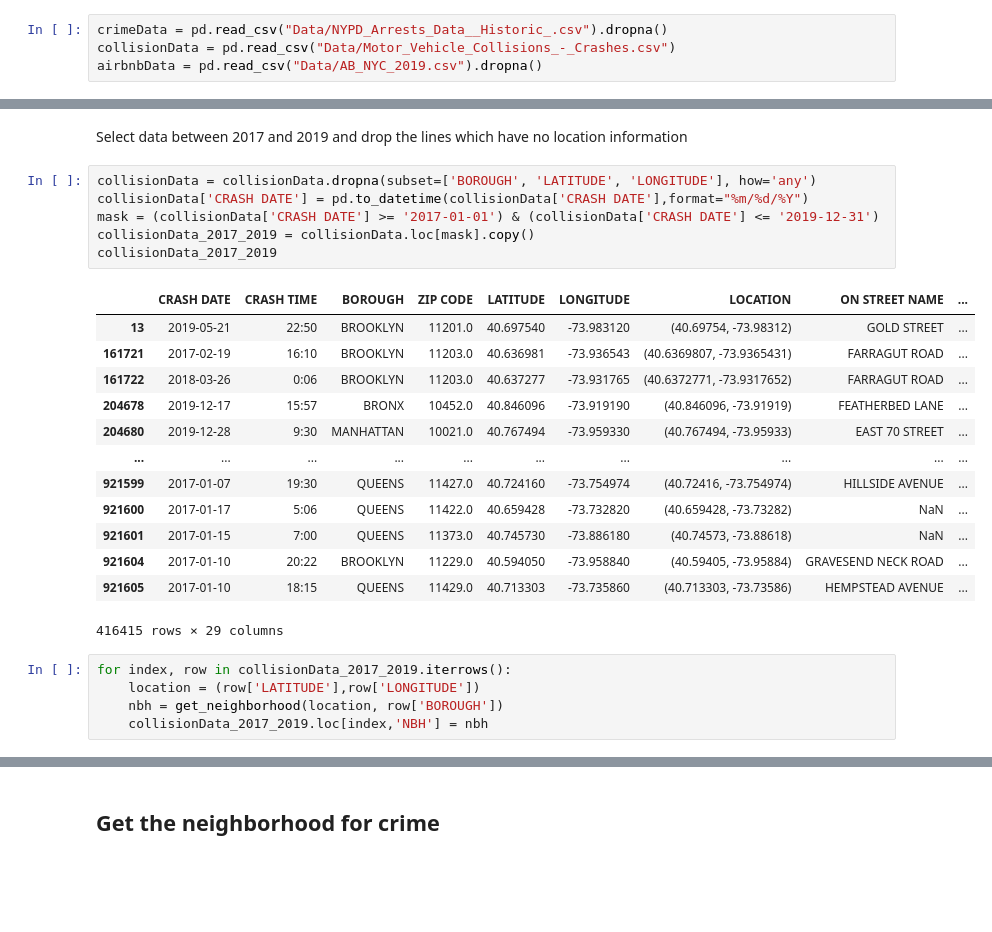
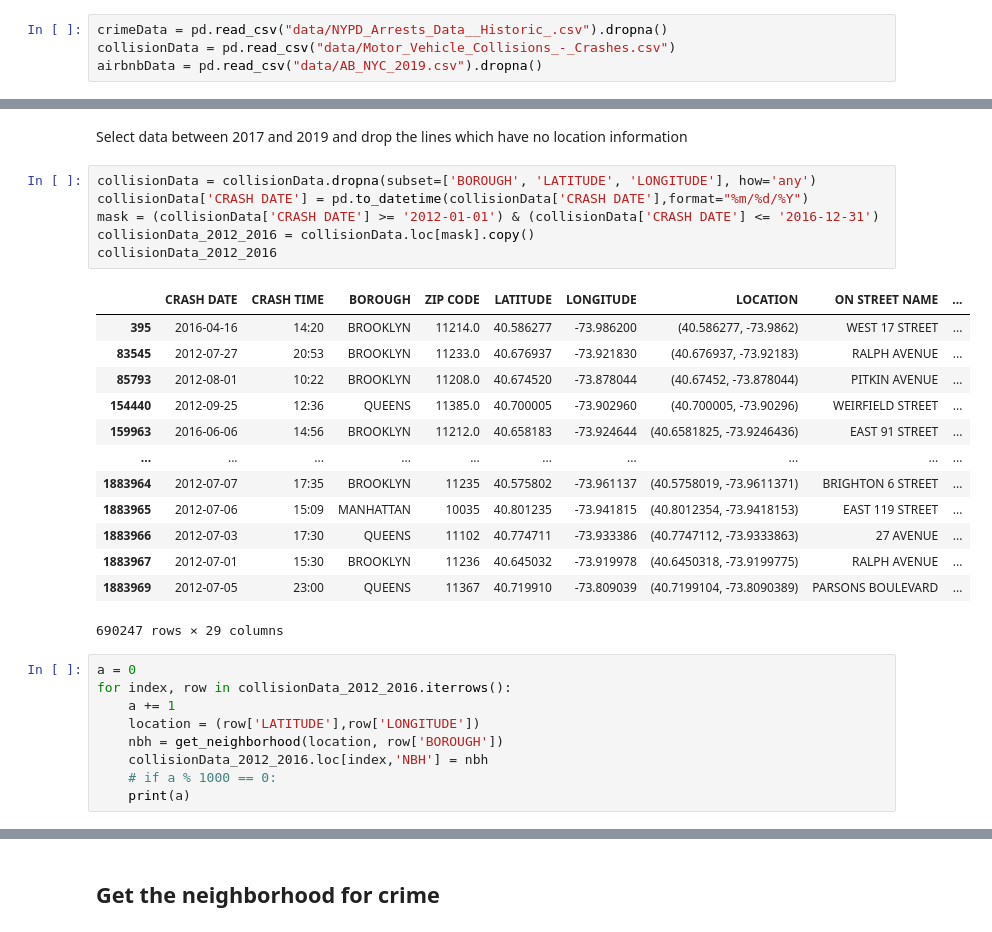
Before and after one commit to Dh0le/2022Spring_Finals, a Jupyter notebook: IS597 Final Project.ipynb, the cells around one changed output, grey strips where cells are left out. Drawn from its saved outputs; the diff is of its cells as text; blank space fills up the shorter version.

```diff
--- a/IS597 Final Project.ipynb
+++ b/IS597 Final Project.ipynb
@@ -23,7 +22,7 @@ import glob
 # %%
-crimeData = pd.read_csv("Data/NYPD_Arrests_Data__Historic_.csv").dropna()
-collisionData = pd.read_csv("Data/Motor_Vehicle_Collisions_-_Crashes.csv")
-airbnbData = pd.read_csv("Data/AB_NYC_2019.csv").dropna()
+crimeData = pd.read_csv("data/NYPD_Arrests_Data__Historic_.csv").dropna()
+collisionData = pd.read_csv("data/Motor_Vehicle_Collisions_-_Crashes.csv")
+airbnbData = pd.read_csv("data/AB_NYC_2019.csv").dropna()
 # %% [markdown]
 ### variables in the crime data
 # %%
@@ -372,25 +386,29 @@ Select data between 2017 and 2019 and drop the lines which have no location info
 # %%
 collisionData = collisionData.dropna(subset=['BOROUGH', 'LATITUDE', 'LONGITUDE'], how='any')
 collisionData['CRASH DATE'] = pd.to_datetime(collisionData['CRASH DATE'],format="%m/%d/%Y")
-mask = (collisionData['CRASH DATE'] >= '2017-01-01') & (collisionData['CRASH DATE'] <= '2019-12-31')
-collisionData_2017_2019 = collisionData.loc[mask].copy()
-collisionData_2017_2019
+mask = (collisionData['CRASH DATE'] >= '2012-01-01') & (collisionData['CRASH DATE'] <= '2016-12-31')
+collisionData_2012_2016 = collisionData.loc[mask].copy()
+collisionData_2012_2016
 # %% [output]
 |  | CRASH DATE | CRASH TIME | BOROUGH | ZIP CODE | LATITUDE | LONGITUDE | LOCATION | ON STREET NAME | ... |
-| 13 | 2019-05-21 | 22:50 | BROOKLYN | 11201.0 | 40.697540 | -73.983120 | (40.69754, -73.98312) | GOLD STREET | ... |
-| 161721 | 2017-02-19 | 16:10 | BROOKLYN | 11203.0 | 40.636981 | -73.936543 | (40.6369807, -73.9365431) | FARRAGUT ROAD | ... |
-| 161722 | 2018-03-26 | 0:06 | BROOKLYN | 11203.0 | 40.637277 | -73.931765 | (40.6372771, -73.9317652) | FARRAGUT ROAD | ... |
-| 204678 | 2019-12-17 | 15:57 | BRONX | 10452.0 | 40.846096 | -73.919190 | (40.846096, -73.91919) | FEATHERBED LANE | ... |
-| 204680 | 2019-12-28 | 9:30 | MANHATTAN | 10021.0 | 40.767494 | -73.959330 | (40.767494, -73.95933) | EAST 70 STREET | ... |
+| 395 | 2016-04-16 | 14:20 | BROOKLYN | 11214.0 | 40.586277 | -73.986200 | (40.586277, -73.9862) | WEST 17 STREET | ... |
+| 83545 | 2012-07-27 | 20:53 | BROOKLYN | 11233.0 | 40.676937 | -73.921830 | (40.676937, -73.92183) | RALPH AVENUE | ... |
+| 85793 | 2012-08-01 | 10:22 | BROOKLYN | 11208.0 | 40.674520 | -73.878044 | (40.67452, -73.878044) | PITKIN AVENUE | ... |
+| 154440 | 2012-09-25 | 12:36 | QUEENS | 11385.0 | 40.700005 | -73.902960 | (40.700005, -73.90296) | WEIRFIELD STREET | ... |
+| 159963 | 2016-06-06 | 14:56 | BROOKLYN | 11212.0 | 40.658183 | -73.924644 | (40.6581825, -73.9246436) | EAST 91 STREET | ... |
 | ... | ... | ... | ... | ... | ... | ... | ... | ... | ... |
-| 921599 | 2017-01-07 | 19:30 | QUEENS | 11427.0 | 40.724160 | -73.754974 | (40.72416, -73.754974) | HILLSIDE AVENUE | ... |
-| 921600 | 2017-01-17 | 5:06 | QUEENS | 11422.0 | 40.659428 | -73.732820 | (40.659428, -73.73282) | NaN | ... |
-| 921601 | 2017-01-15 | 7:00 | QUEENS | 11373.0 | 40.745730 | -73.886180 | (40.74573, -73.88618) | NaN | ... |
-| 921604 | 2017-01-10 | 20:22 | BROOKLYN | 11229.0 | 40.594050 | -73.958840 | (40.59405, -73.95884) | GRAVESEND NECK ROAD | ... |
-| 921605 | 2017-01-10 | 18:15 | QUEENS | 11429.0 | 40.713303 | -73.735860 | (40.713303, -73.73586) | HEMPSTEAD AVENUE | ... |
+| 1883964 | 2012-07-07 | 17:35 | BROOKLYN | 11235 | 40.575802 | -73.961137 | (40.5758019, -73.9611371) | BRIGHTON 6 STREET | ... |
+| 1883965 | 2012-07-06 | 15:09 | MANHATTAN | 10035 | 40.801235 | -73.941815 | (40.8012354, -73.9418153) | EAST 119 STREET | ... |
+| 1883966 | 2012-07-03 | 17:30 | QUEENS | 11102 | 40.774711 | -73.933386 | (40.7747112, -73.9333863) | 27 AVENUE | ... |
+| 1883967 | 2012-07-01 | 15:30 | BROOKLYN | 11236 | 40.645032 | -73.919978 | (40.6450318, -73.9199775) | RALPH AVENUE | ... |
+| 1883969 | 2012-07-05 | 23:00 | QUEENS | 11367 | 40.719910 | -73.809039 | (40.7199104, -73.8090389) | PARSONS BOULEVARD | ... |
-416415 rows × 29 columns
+690247 rows × 29 columns
 # %%
-for index, row in collisionData_2017_2019.iterrows():
+a = 0
+for index, row in collisionData_2012_2016.iterrows():
+    a += 1
     location = (row['LATITUDE'],row['LONGITUDE'])
     nbh = get_neighborhood(location, row['BOROUGH'])
-    collisionData_2017_2019.loc[index,'NBH'] = nbh
+    collisionData_2012_2016.loc[index,'NBH'] = nbh
+    # if a % 1000 == 0:
+    print(a)
```
Also changed, not shown: parts of 65 cells of this notebook.
